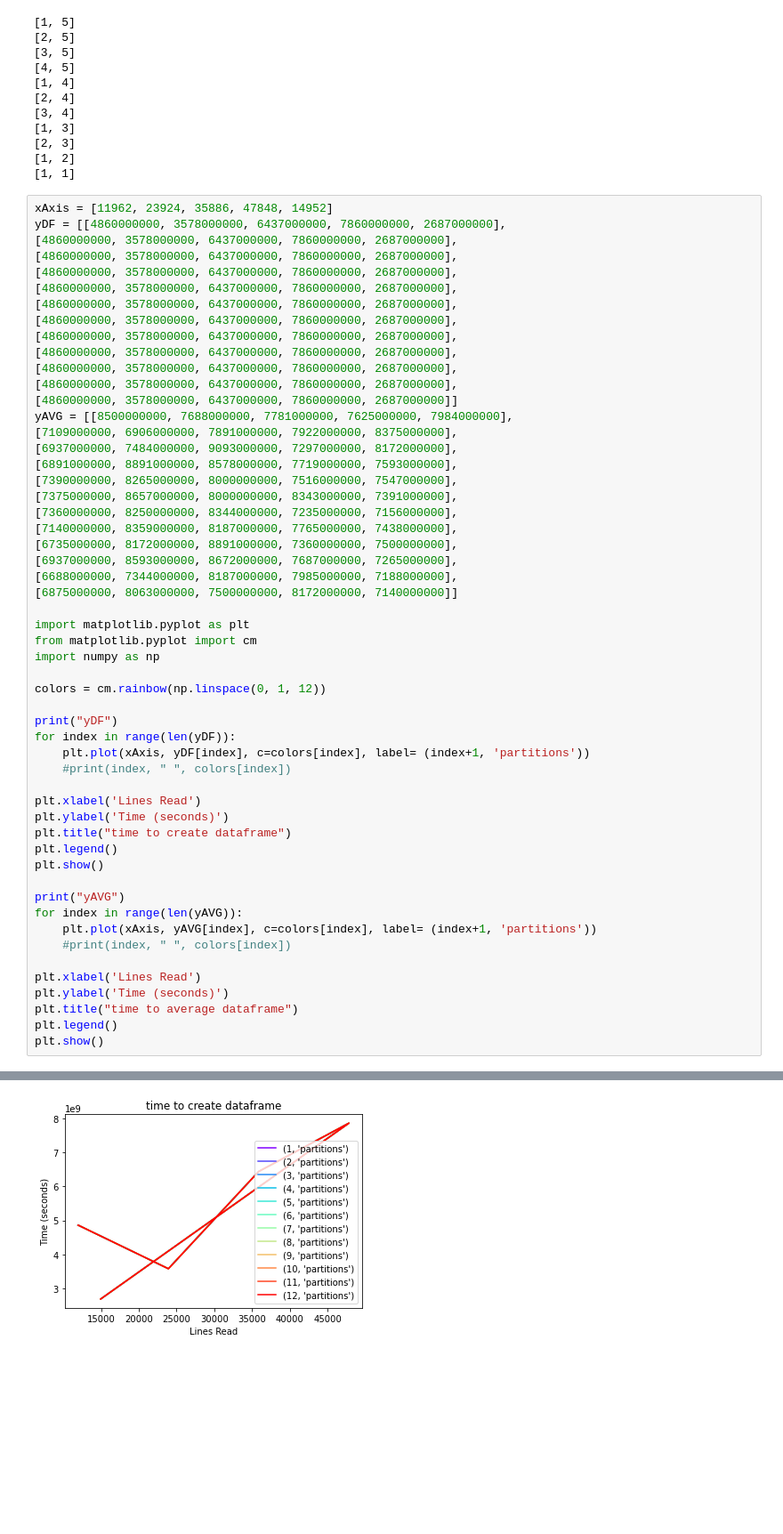
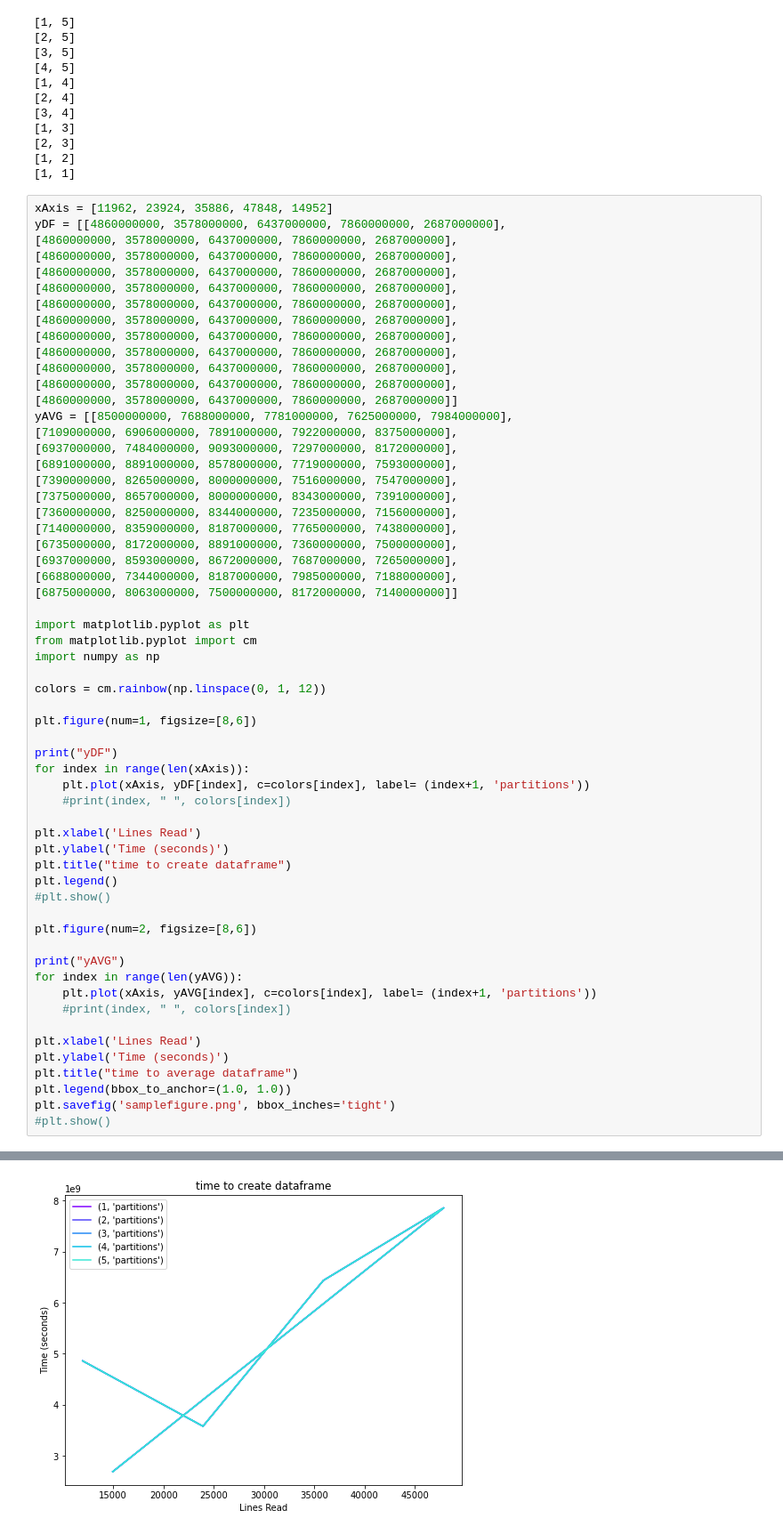
Before and after one commit to nbidler/CPSC531_proj, a Jupyter notebook: matplotlib_graph_test.ipynb, the cells around one changed output, grey strips where cells are left out. Shown at 89% size. Saved outputs shown, nothing was run; the diff lists cells and outputs as text; blank space fills up the shorter version.

```diff
--- a/matplotlib_graph_test.ipynb
+++ b/matplotlib_graph_test.ipynb
@@ -56,8 +56,10 @@ import numpy as np
 
 colors = cm.rainbow(np.linspace(0, 1, 12))
 
+plt.figure(num=1, figsize=[8,6])
+
 print("yDF")
-for index in range(len(yDF)):
+for index in range(len(xAxis)):
     plt.plot(xAxis, yDF[index], c=colors[index], label= (index+1, 'partitions'))
     #print(index, " ", colors[index])
 
@@ -65,7 +67,9 @@ plt.xlabel('Lines Read')
 plt.ylabel('Time (seconds)')
 plt.title("time to create dataframe")
 plt.legend()
-plt.show()
+#plt.show()
+
+plt.figure(num=2, figsize=[8,6])
 
 print("yAVG")
 for index in range(len(yAVG)):
@@ -75,7 +79,8 @@ for index in range(len(yAVG)):
 plt.xlabel('Lines Read')
 plt.ylabel('Time (seconds)')
 plt.title("time to average dataframe")
-plt.legend()
-plt.show()
+plt.legend(bbox_to_anchor=(1.0, 1.0))
+plt.savefig('samplefigure.png', bbox_inches='tight')
+#plt.show()
 # %% [output]
 yDF
@@ -82 +88 @@ yDF
-[figure, old version]
+[figure, new version]
```
Also changed, not shown: parts of 1 cell of this notebook, 1 other file.
